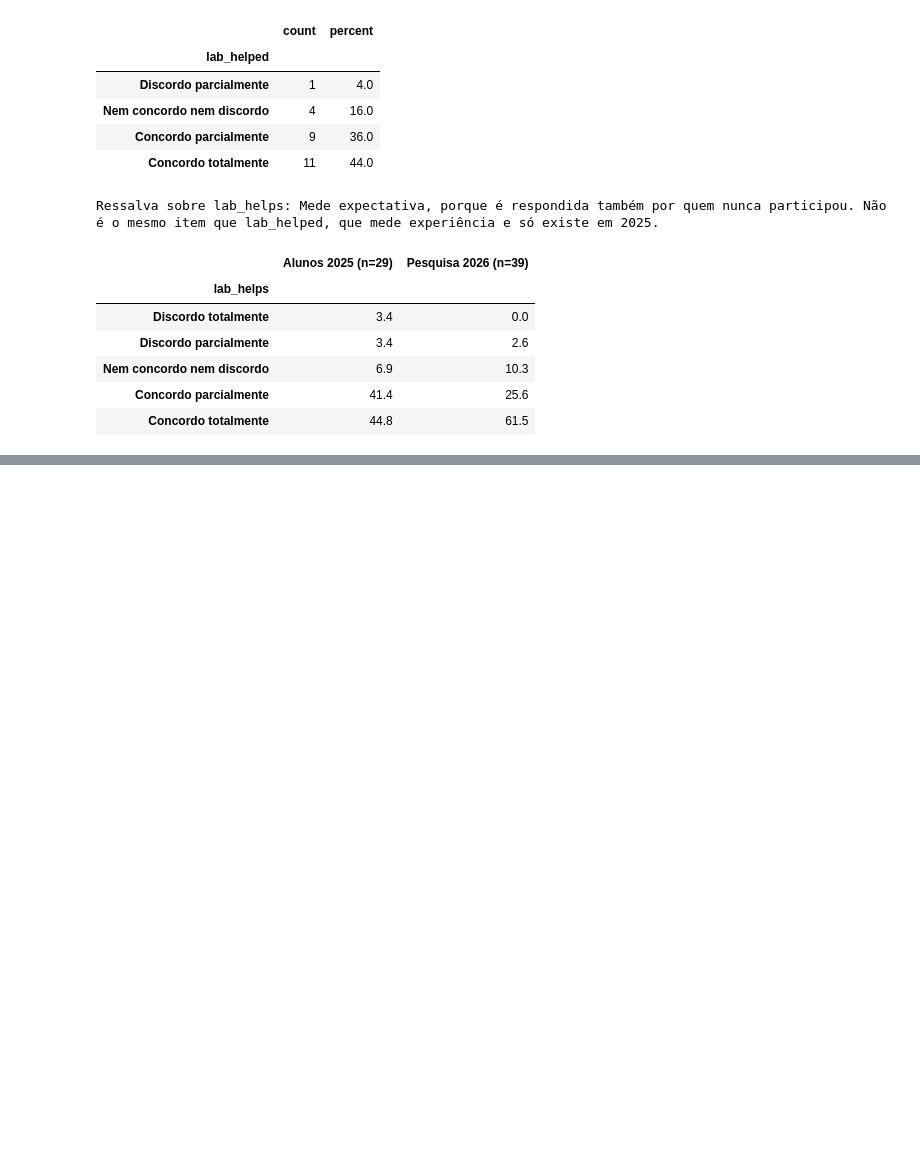
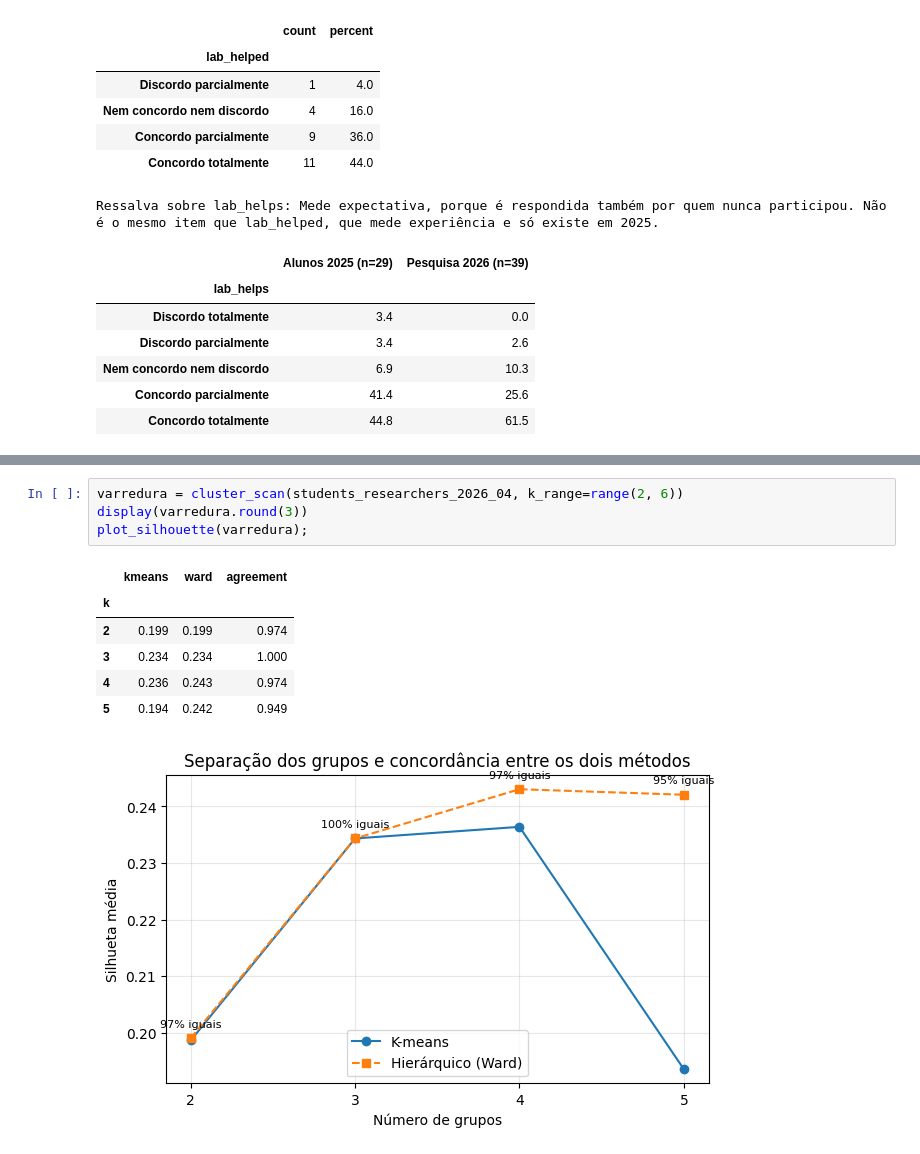
Before and after one commit to Gabriel-c0Nsp/analise-motivacao, a Jupyter notebook: analise-motivacao.ipynb, the cells around one changed output, grey strips where cells are left out. Saved outputs shown, nothing was run; the diff lists cells and outputs as text; blank space fills up the shorter version.

Commit message:
figuras e seções de clusterização, predição e limitações no notebook

```diff
--- a/analise-motivacao.ipynb
+++ b/analise-motivacao.ipynb
@@ -645,0 +792,12 @@ Ressalva sobre lab_helps: Mede expectativa, porque é respondida também por que
+# %%
+varredura = cluster_scan(students_researchers_2026_04, k_range=range(2, 6))
+display(varredura.round(3))
+plot_silhouette(varredura);
+# %% [output]
+|  | kmeans | ward | agreement |
+| k |  |  |  |
+| 2 | 0.199 | 0.199 | 0.974 |
+| 3 | 0.234 | 0.234 | 1.000 |
+| 4 | 0.236 | 0.243 | 0.974 |
+| 5 | 0.194 | 0.242 | 0.949 |
+[figure, added]
```
Also changed, not shown: parts of 25 cells of this notebook, 4 other files.
